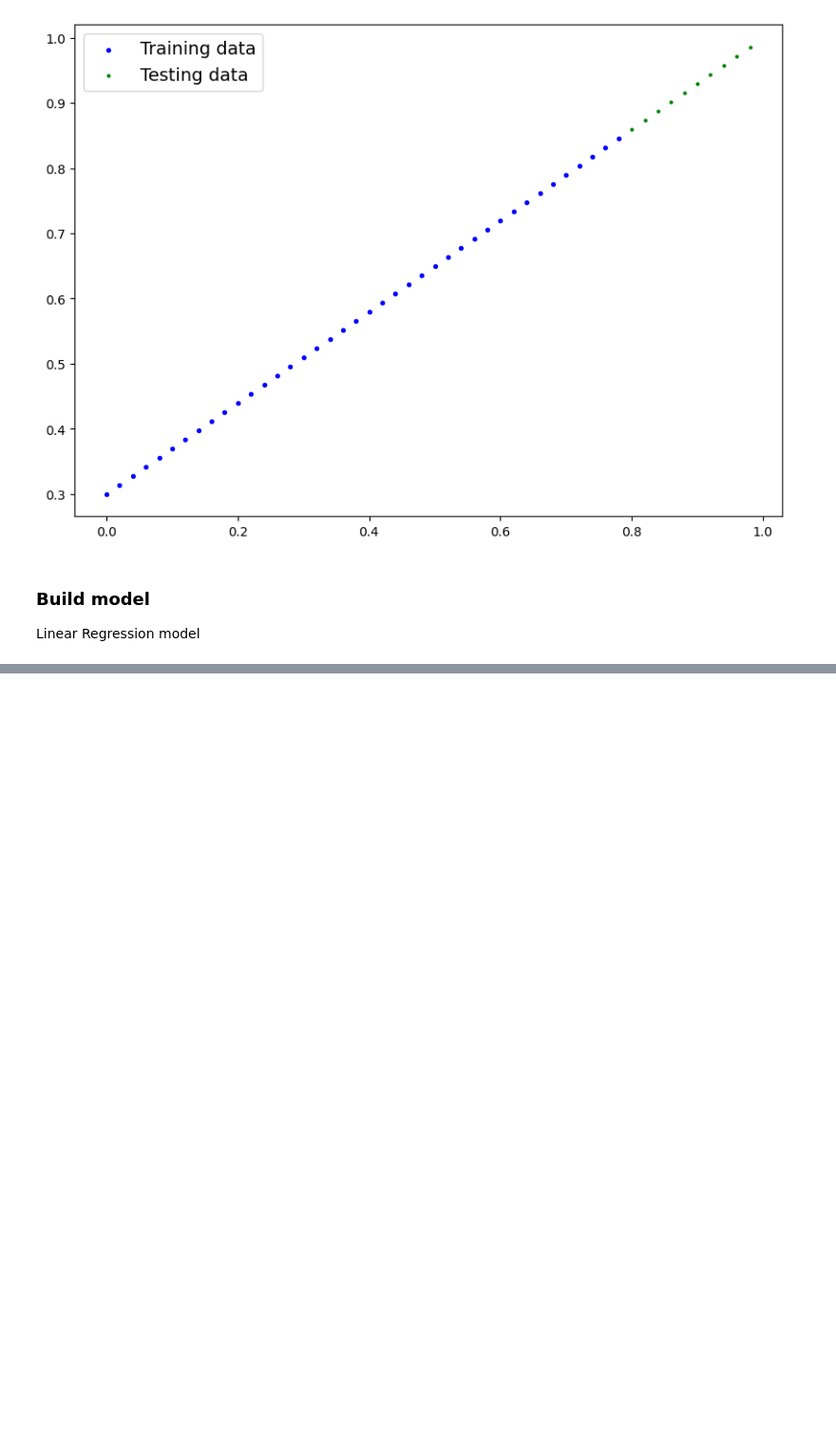
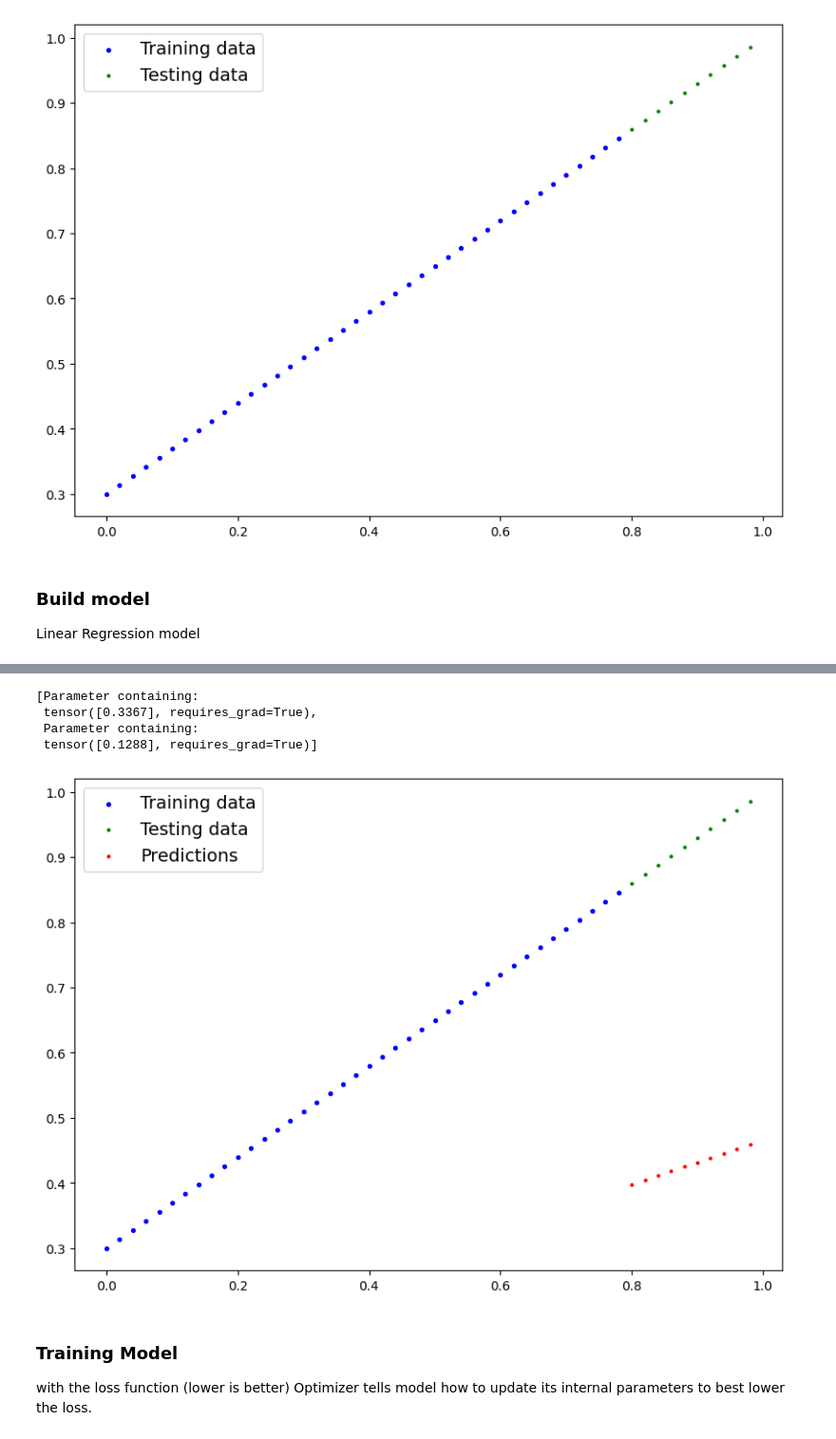
Before and after one commit to gmssameer/Machine-Learning-Practice, a Jupyter notebook: ML-Workflow.ipynb, the cells around one changed output, grey strips where cells are left out. Shown at 95% size. Saved outputs shown, nothing was run; the diff lists cells and outputs as text; code cells hidden in the pictures; blank space fills up the shorter version.

```diff
--- a/ML-Workflow.ipynb
+++ b/ML-Workflow.ipynb
@@ -83,6 +83,11 @@ def plot_predictions(train_data=X_train,
     plt.scatter(train_data, train_labels, c="b", s=8, label="Training data")
     #plot test data
     plt.scatter(test_data, test_labels, c="g", s=4, label="Testing data")
+
+    if predictions is not None:
+        # Plot the predictions in red (predictions were made on the test data)
+        plt.scatter(test_data, predictions, c="r", s=4, label="Predictions")
+
     plt.legend(prop={"size": 14});
 # %%
 plot_predictions();
@@ -93,3 +98,12 @@ plot_predictions();
 Linear Regression model
 # %%
 class LinearRegressionModel(nn.Module):
+    def __init__(self):
+        super().__init__()
+        #starting with random weight "1"
+        self.weights = nn.Parameter(torch.randn(1),requires_grad=True)
+        self.bias = nn.Parameter(torch.randn(1),requires_grad=True)
+
+    # Forward defines the computation in the model (required for all subclass for nn.Module)
+    def forward(self, x: torch.Tensor) -> torch.Tensor: # "x" is the input data return tensor
+        return self.weights * x + self.bias #linear regression formula (y = m*x + b)
@@ -95,0 +119,17 @@ class LinearRegressionModel(nn.Module):
+# %%
+# Create Random seed
+torch.manual_seed(42)
+
+model_O = LinearRegressionModel()
+
+# to only access attributes
+# print(model_O.__dict__.keys())
+
+
+
+import inspect
+
+#List all calss methods and members using the vars function
+print(vars(model_O))
+
+list(model_O.parameters())
@@ -95,0 +173,23 @@ class LinearRegressionModel(nn.Module):
+# %%
+# Make predictions with model
+#inference mode turns off the tracking of gradient
+# so u don't train it on testing data
+with torch.inference_mode():
+    y_preds = model_O(X_test)
+
+y_preds
+
+list(model_O.parameters())
+# %% [output]
+[Parameter containing:
+ tensor([0.3367], requires_grad=True),
+ Parameter containing:
+ tensor([0.1288], requires_grad=True)]
+# %%
+plot_predictions(predictions=y_preds)
+# %% [output]
+[figure, added]
+# %% [markdown]
+### Training Model
+with the loss function (lower is better)
+Optimizer tells model how to update its internal parameters to best lower the loss.
```
Also changed, not shown: parts of 12 cells of this notebook, 2 other files.
